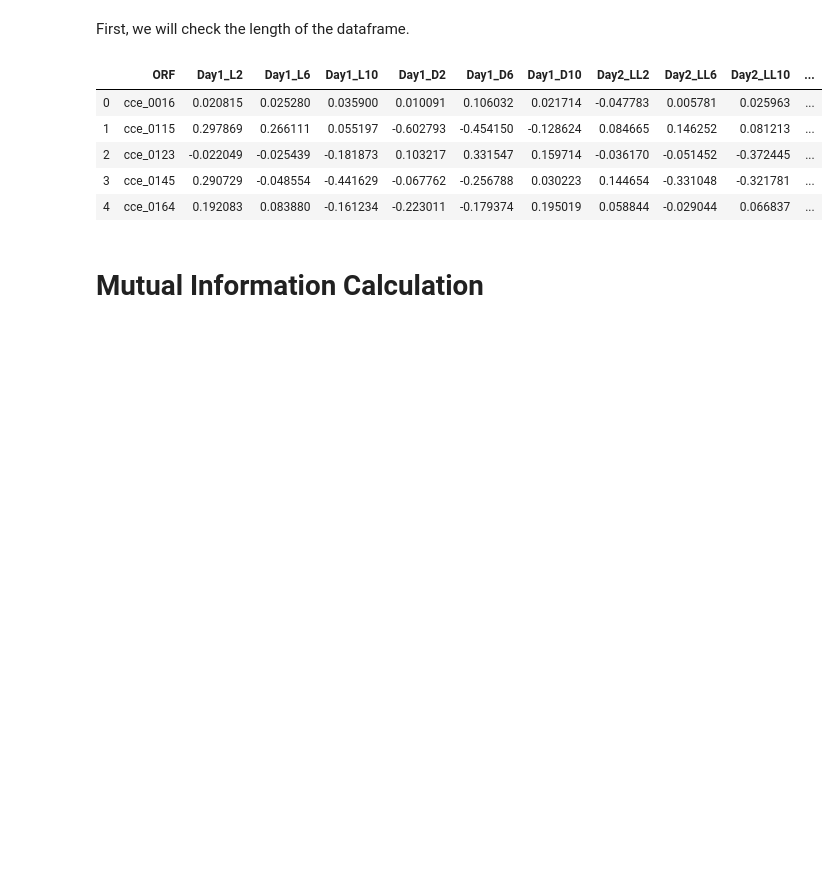
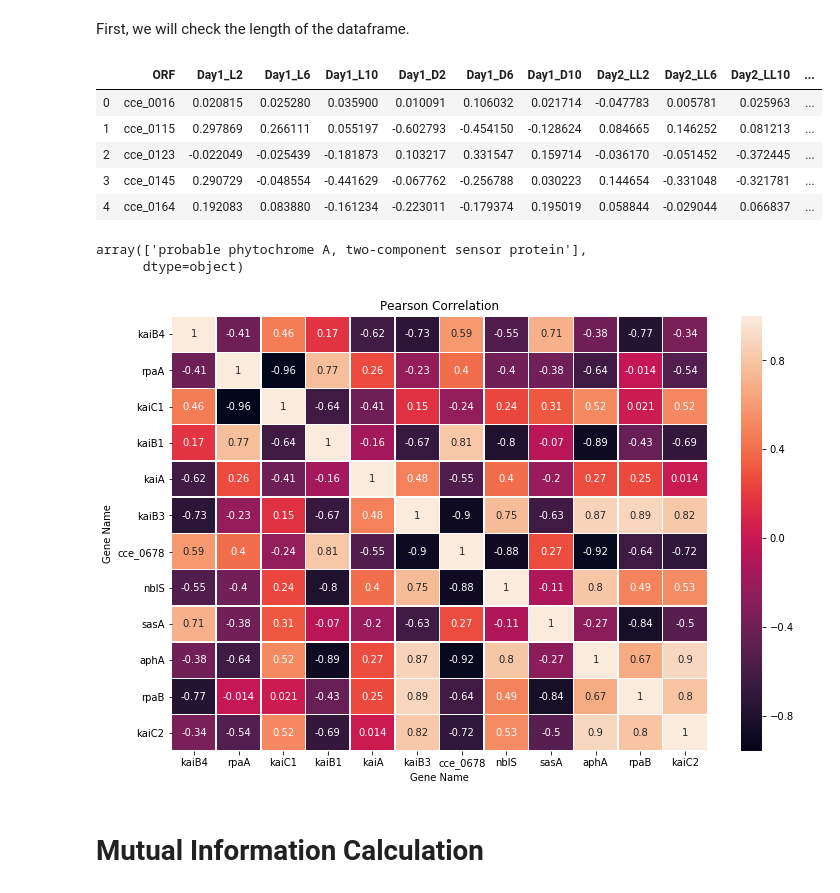
Before and after one commit to deeprob/Gene-Expression-Analysis-Pipeline, a Jupyter notebook: Microarray-Data-Analysis-386.ipynb, the cells around one changed output. Saved outputs shown, nothing was run; the diff lists cells and outputs as text; code cells hidden in the pictures; blank space fills up the shorter version.

Commit message:
Final Report

```diff
--- a/Microarray-Data-Analysis-386.ipynb
+++ b/Microarray-Data-Analysis-386.ipynb
@@ -111,6 +111,37 @@ twoComponentsExp.head()
 | 2 | cce_0123 | -0.022049 | -0.025439 | -0.181873 | 0.103217 | 0.331547 | 0.159714 | -0.036170 | -0.051452 | -0.372445 | ... |
 | 3 | cce_0145 | 0.290729 | -0.048554 | -0.441629 | -0.067762 | -0.256788 | 0.030223 | 0.144654 | -0.331048 | -0.321781 | ... |
 | 4 | cce_0164 | 0.192083 | 0.083880 | -0.161234 | -0.223011 | -0.179374 | 0.195019 | 0.058844 | -0.029044 | 0.066837 | ... |
+# %%
+twoComponentsExp.loc[twoComponentsExp.ORF=='cce_1983'].Function.values
+# %% [output]
+array(['probable phytochrome A, two-component sensor protein'],
+      dtype=object)
+# %%
+genes_of_interest = ['rpaA','rpaB','sasA','cce_0678','kaiA','kaiB1','kaiB3','kaiB4','kaiC1','kaiC2','aphA','nblS']
+
+def genes_of_interest_pearson_visualize(genes_of_interest):
+    cols = twoComponentsExp.columns
+    Exp_profile_col = list(cols[1:-2])
+    Common_Name_col = cols[-1]
+    Exp_profile_col.append(Common_Name_col)
+    mydf = twoComponentsExp.loc[:,Exp_profile_col]
+    df = mydf.loc[mydf.CommonName.isin(genes_of_interest)].set_index('CommonName').T.corr()
+    plt.figure(figsize=(12, 8))
+    sns.heatmap(df.corr(method='spearman'),annot=True,linewidths=0.5)
+    # fix for mpl bug that cuts off top/bottom of seaborn viz
+    b, t = plt.ylim() # discover the values for bottom and top
+    b += 0.5 # Add 0.5 to the bottom
+    t -= 0.5 # Subtract 0.5 from the top
+    plt.ylim(b, t); # update the ylim(bottom, top) values
+    plt.title('Pearson Correlation')
+    plt.xlabel('Gene Name')
+    plt.ylabel('Gene Name')
+    plt.savefig('Report_images/Toepel_Pearson_matrix.png')
+    return
+
+genes_of_interest_pearson_visualize(genes_of_interest)
+# %% [output]
+[figure, added]
 # %% [markdown]
 # Mutual Information Calculation
 # %% [markdown]
```
Also changed, not shown: parts of 12 cells of this notebook, 16 other files.
